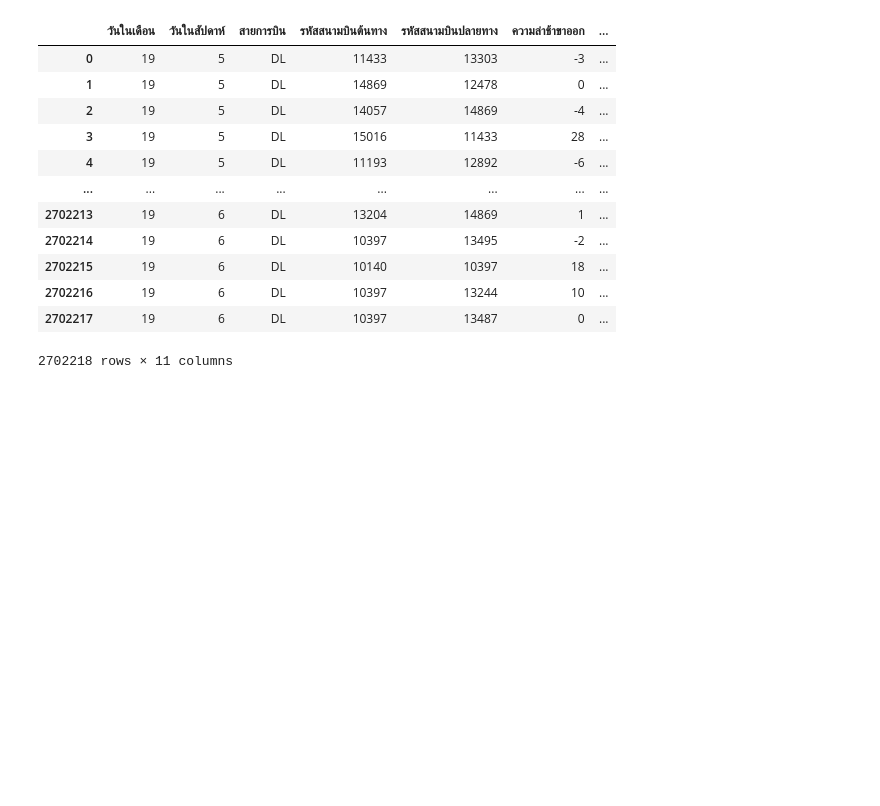
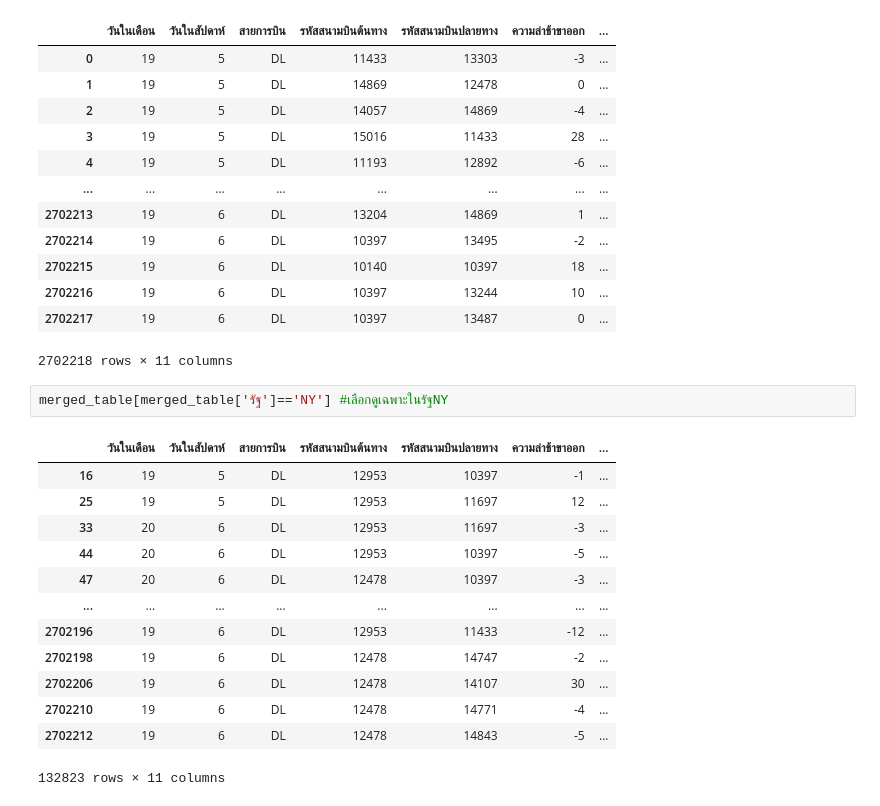
Before and after one commit to nualpair/DWDM21, a Jupyter notebook: Mini_Exam.ipynb, the cells around one changed output. Cells and saved outputs as stored; diff of their text form; blank space fills up the shorter version.

```diff
--- a/Mini_Exam.ipynb
+++ b/Mini_Exam.ipynb
@@ -183,4 +203,20 @@ merged_table
 | 2702216 | 19 | 6 | DL | 10397 | 13244 | 10 | ... |
 | 2702217 | 19 | 6 | DL | 10397 | 13487 | 0 | ... |
 2702218 rows × 11 columns
+# %%
+merged_table[merged_table['รัฐ']=='NY'] #เลือกดูเฉพาะในรัฐNY
+# %% [output]
+|  | วันในเดือน | วันในสัปดาห์ | สายการบิน | รหัสสนามบินต้นทาง | รหัสสนามบินปลายทาง | ความล่าช้าขาออก | ... |
+| 16 | 19 | 5 | DL | 12953 | 10397 | -1 | ... |
+| 25 | 19 | 5 | DL | 12953 | 11697 | 12 | ... |
+| 33 | 20 | 6 | DL | 12953 | 11697 | -3 | ... |
+| 44 | 20 | 6 | DL | 12953 | 10397 | -5 | ... |
+| 47 | 20 | 6 | DL | 12478 | 10397 | -3 | ... |
+| ... | ... | ... | ... | ... | ... | ... | ... |
+| 2702196 | 19 | 6 | DL | 12953 | 11433 | -12 | ... |
+| 2702198 | 19 | 6 | DL | 12478 | 14747 | -2 | ... |
+| 2702206 | 19 | 6 | DL | 12478 | 14107 | 30 | ... |
+| 2702210 | 19 | 6 | DL | 12478 | 14771 | -4 | ... |
+| 2702212 | 19 | 6 | DL | 12478 | 14843 | -5 | ... |
+132823 rows × 11 columns
 # %%
```
Also changed, not shown: parts of 10 cells of this notebook.
